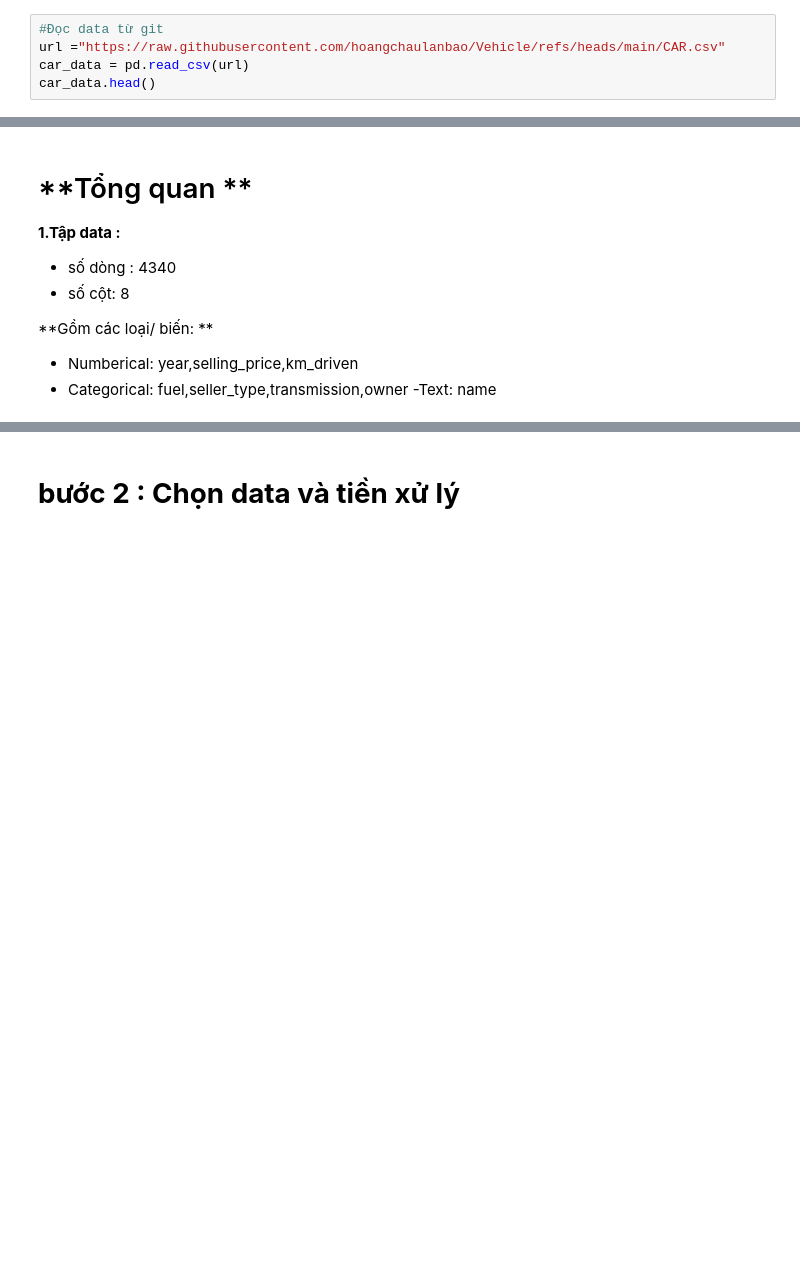
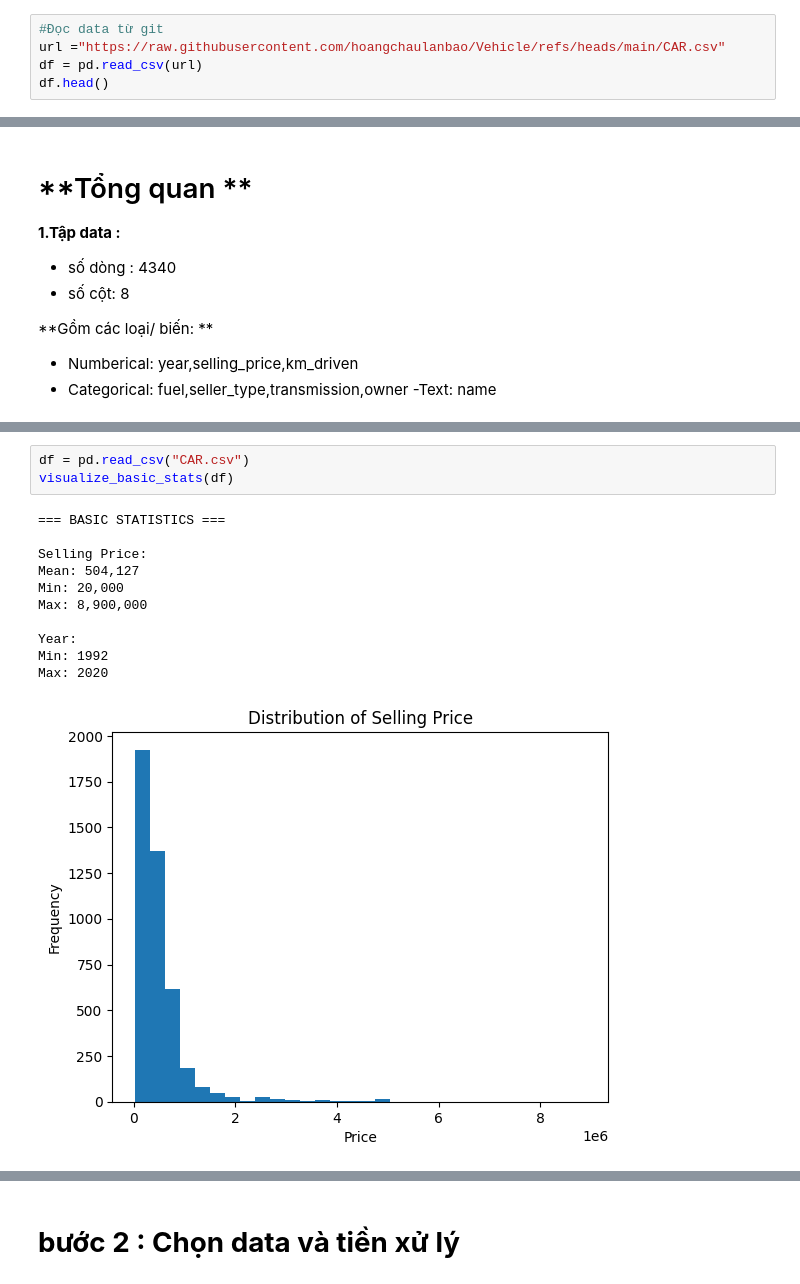
Before and after one commit to hoangchaulanbao/HocmayNC, a Jupyter notebook: car-price-prediction.ipynb, the cells around one changed output, grey strips where cells are left out. Saved outputs shown, nothing was run; the diff lists cells and outputs as text; blank space fills up the shorter version.

```diff
--- a/car-price-prediction.ipynb
+++ b/car-price-prediction.ipynb
@@ -79,8 +72,8 @@ import joblib
 # %%
 #Đọc data từ git
 url ="https://raw.githubusercontent.com/hoangchaulanbao/Vehicle/refs/heads/main/CAR.csv"
-car_data = pd.read_csv(url)
-car_data.head()
+df = pd.read_csv(url)
+df.head()
 # %% [output]
 |  | name | year | selling_price | km_driven | fuel | seller_type | transmission | owner |
 | 0 | Maruti 800 AC | 2007 | 60000 | 70000 | Petrol | Individual | Manual | First Owner |
@@ -106,0 +206,15 @@ car_data.shape
+# %%
+df = pd.read_csv("CAR.csv")
+visualize_basic_stats(df)
+# %% [output]
+=== BASIC STATISTICS ===
+
+Selling Price:
+Mean: 504,127
+Min: 20,000
+Max: 8,900,000
+
+Year:
+Min: 1992
+Max: 2020
+[figure, added]
```
Also changed, not shown: parts of 20 cells of this notebook.
